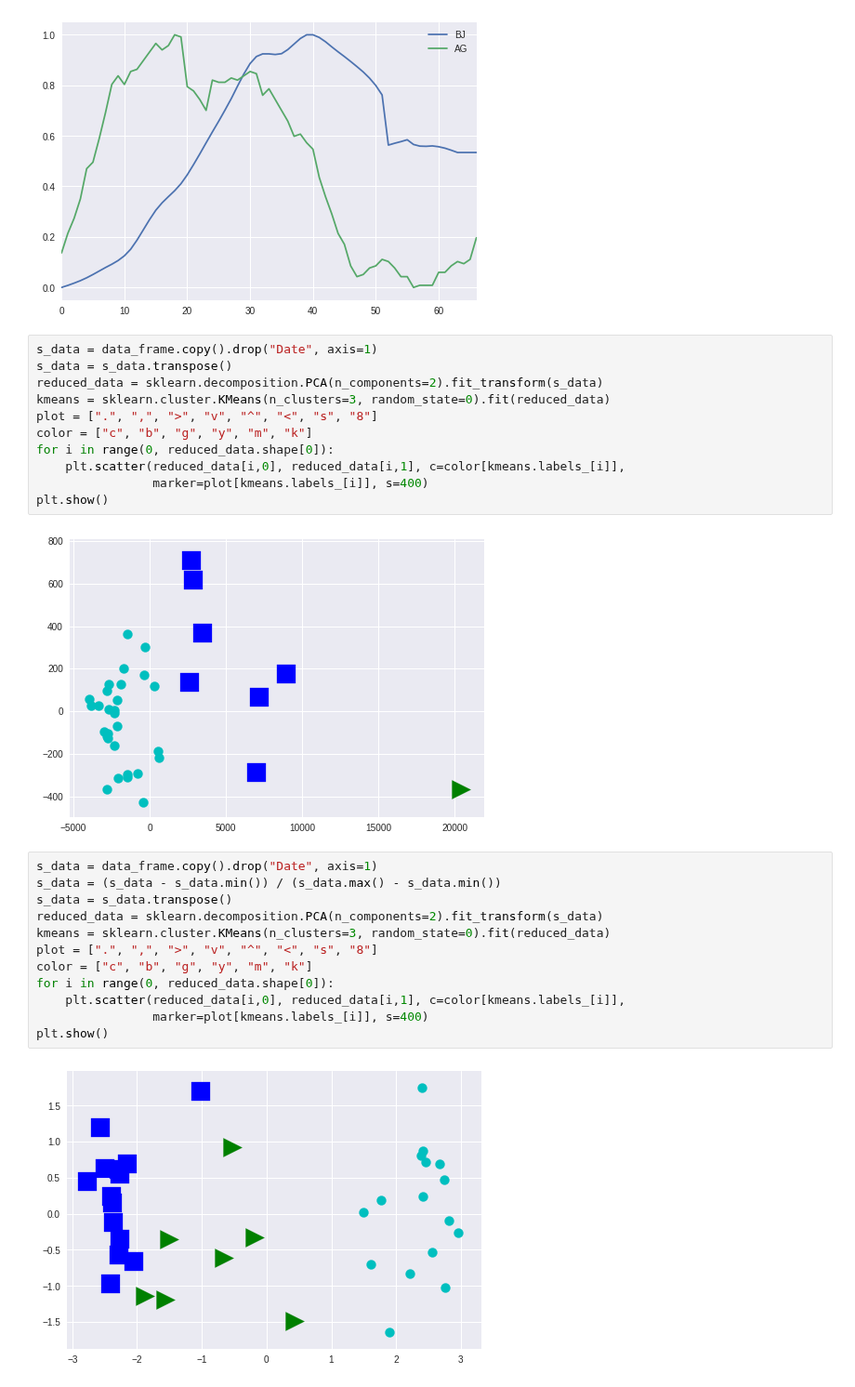
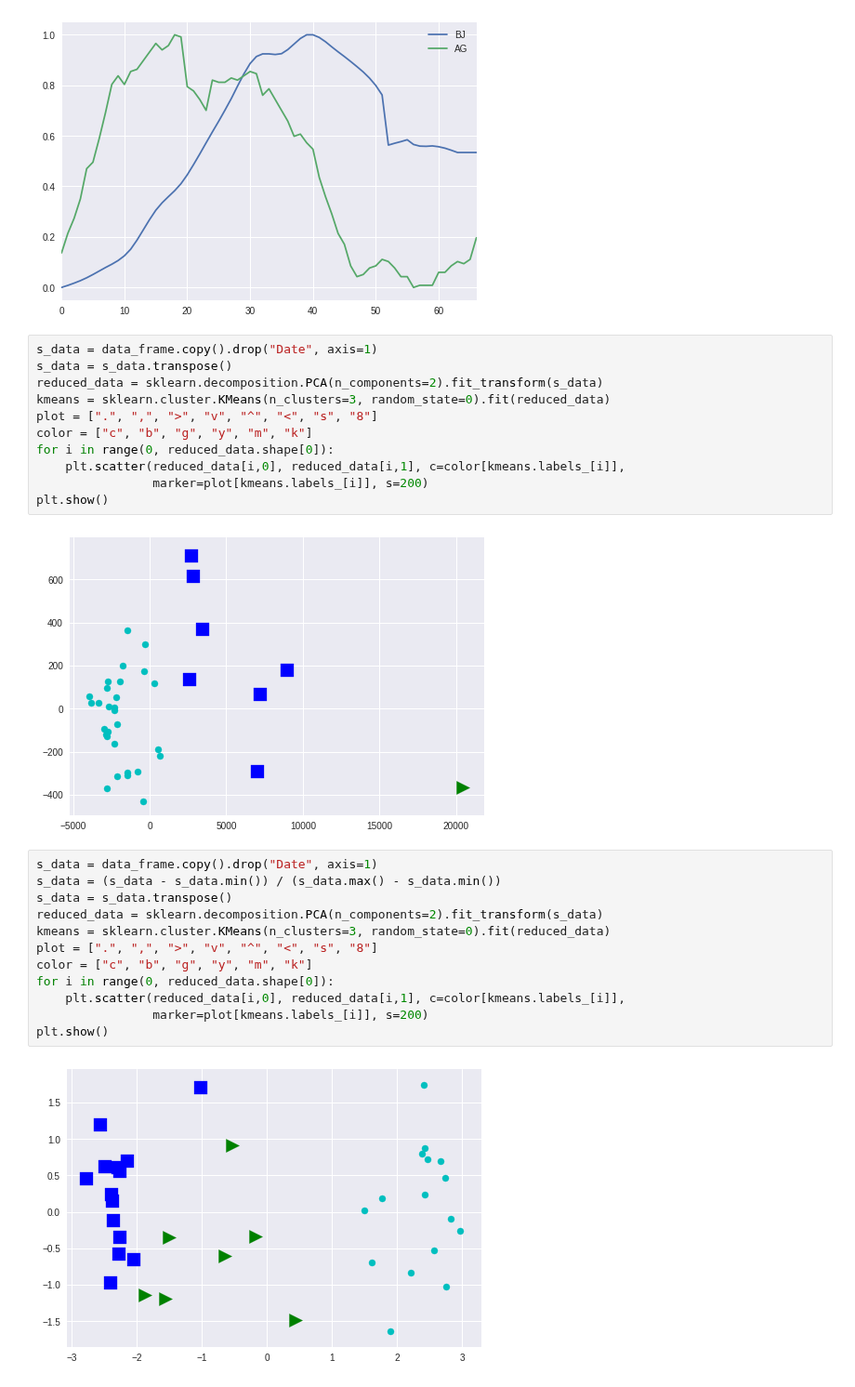
Before and after one commit to sebwdz/JobAnalysis, a Jupyter notebook: notebooks/ESA descriptive analysis.ipynb, the cells around one changed output. Shown at 93% size. Drawn from its saved outputs; the diff is of its cells as text.

```diff
--- a/notebooks/ESA descriptive analysis.ipynb
+++ b/notebooks/ESA descriptive analysis.ipynb
@@ -127,21 +127,21 @@ plot = [".", ",", ">", "v", "^", "<", "s", "8"]
 color = ["c", "b", "g", "y", "m", "k"]
 for i in range(0, reduced_data.shape[0]):
     plt.scatter(reduced_data[i,0], reduced_data[i,1], c=color[kmeans.labels_[i]],
-                marker=plot[kmeans.labels_[i]], s=400)
+                marker=plot[kmeans.labels_[i]], s=200)
 plt.show()
 # %% [output]
-[figure, old version]
+[figure, new version]
 # %%
 s_data = data_frame.copy().drop("Date", axis=1)
 s_data = (s_data - s_data.min()) / (s_data.max() - s_data.min())
 s_data = s_data.transpose()
 reduced_data = sklearn.decomposition.PCA(n_components=2).fit_transform(s_data)
 kmeans = sklearn.cluster.KMeans(n_clusters=3, random_state=0).fit(reduced_data)
 plot = [".", ",", ">", "v", "^", "<", "s", "8"]
 color = ["c", "b", "g", "y", "m", "k"]
 for i in range(0, reduced_data.shape[0]):
     plt.scatter(reduced_data[i,0], reduced_data[i,1], c=color[kmeans.labels_[i]],
-                marker=plot[kmeans.labels_[i]], s=400)
+                marker=plot[kmeans.labels_[i]], s=200)
 plt.show()
 # %% [output]
-[figure, old version]
+[figure, new version]
```
Also changed, not shown: 3 other files.
